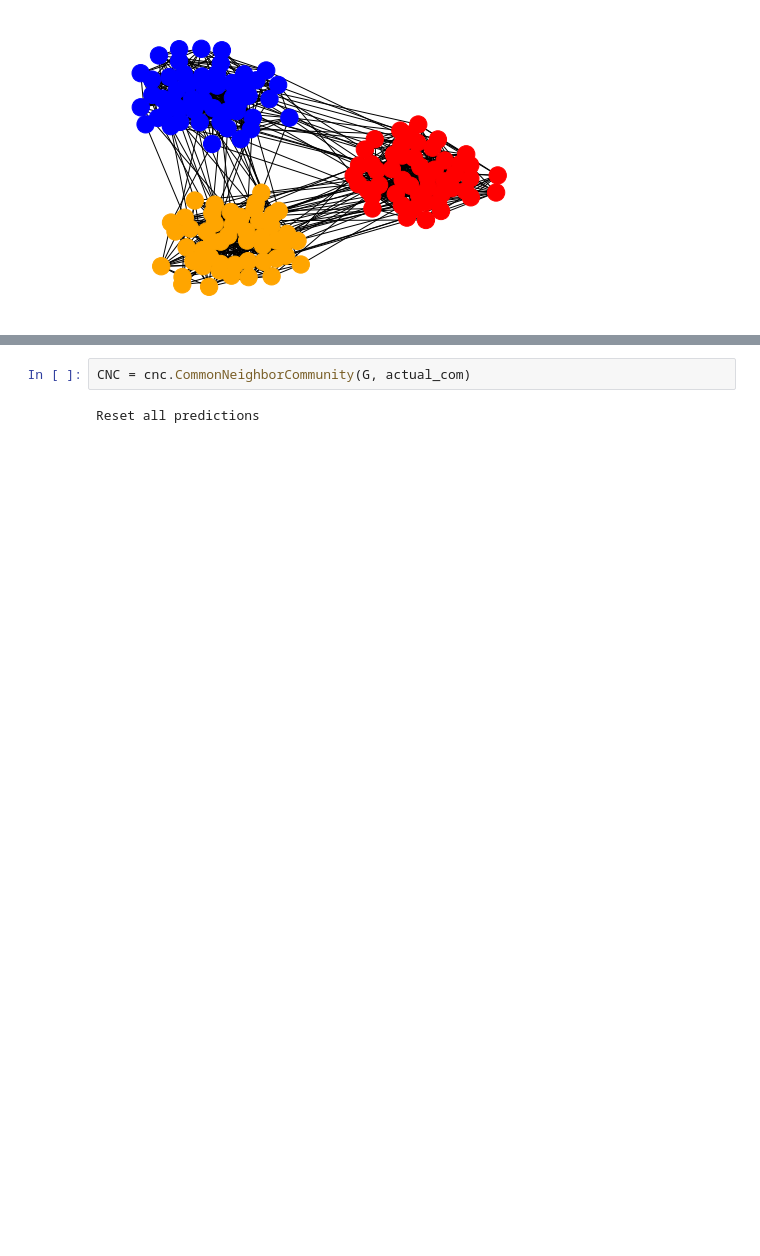
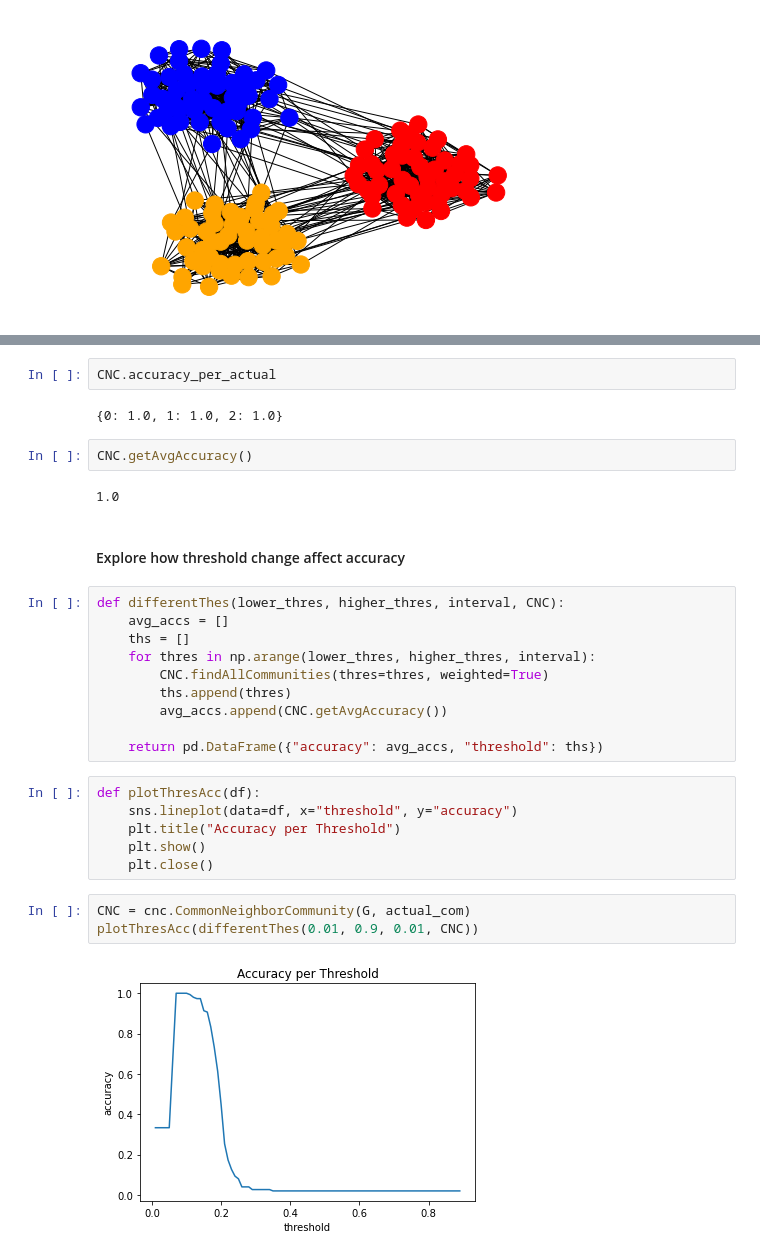
Before and after one commit to hblyx/DSC180_P1_Tom, a Jupyter notebook: weighted_test.ipynb, the cells around one changed output, grey strips where cells are left out. Drawn from its saved outputs; the diff is of its cells as text; blank space fills up the shorter version.

Commit message:
Completed accuracy implementation and some experiments

```diff
--- a/weighted_test.ipynb
+++ b/weighted_test.ipynb
@@ -23,4 +46,31 @@ RG.draw(seed=r_seed)
+# %%
+CNC.accuracy_per_actual
+# %% [output]
+{0: 1.0, 1: 1.0, 2: 1.0}
+# %%
+CNC.getAvgAccuracy()
+# %% [output]
+1.0
+# %% [markdown]
+#### Explore how threshold change affect accuracy
+# %%
+def differentThes(lower_thres, higher_thres, interval, CNC):
+    avg_accs = []
+    ths = []
+    for thres in np.arange(lower_thres, higher_thres, interval):
+        CNC.findAllCommunities(thres=thres, weighted=True)
+        ths.append(thres)
+        avg_accs.append(CNC.getAvgAccuracy())
+
+    return pd.DataFrame({"accuracy": avg_accs, "threshold": ths})
+# %%
+def plotThresAcc(df):
+    sns.lineplot(data=df, x="threshold", y="accuracy")
+    plt.title("Accuracy per Threshold")
+    plt.show()
+    plt.close()
 # %%
 CNC = cnc.CommonNeighborCommunity(G, actual_com)
+plotThresAcc(differentThes(0.01, 0.9, 0.01, CNC))
 # %% [output]
-Reset all predictions
+[figure, added]
```
Also changed, not shown: parts of 23 cells of this notebook, 1 other file.
